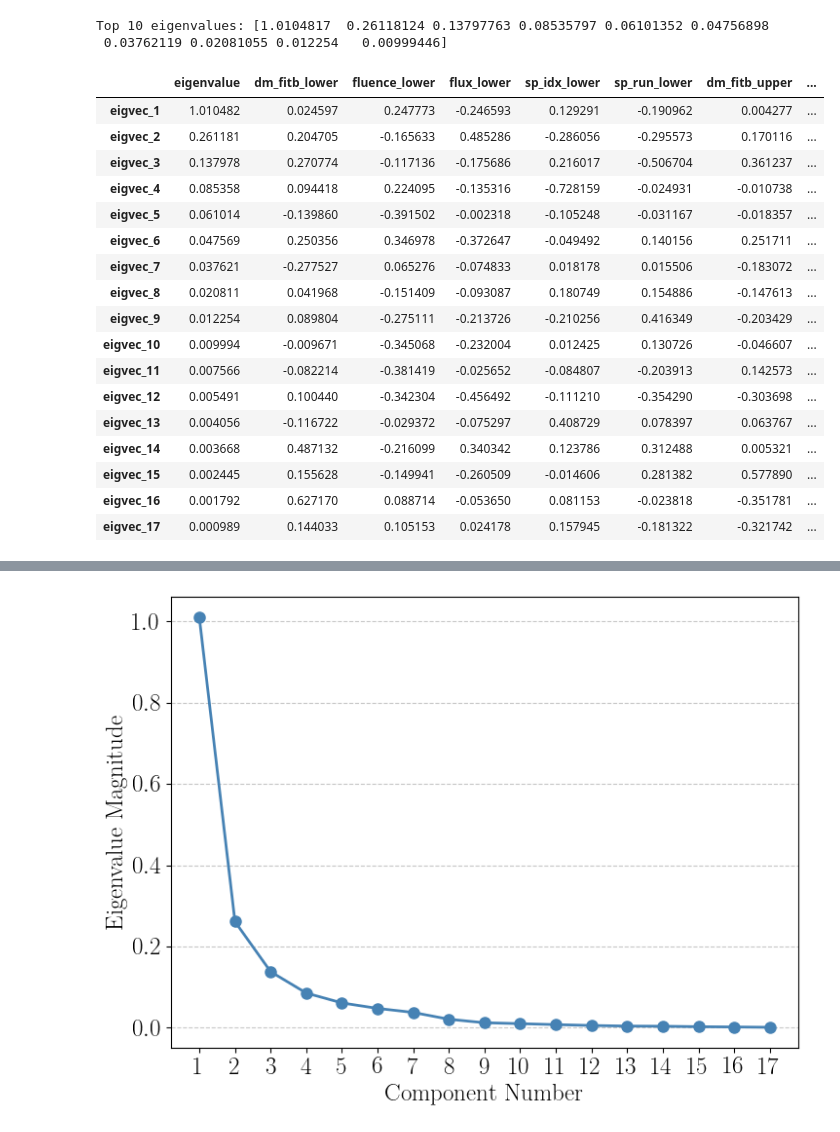
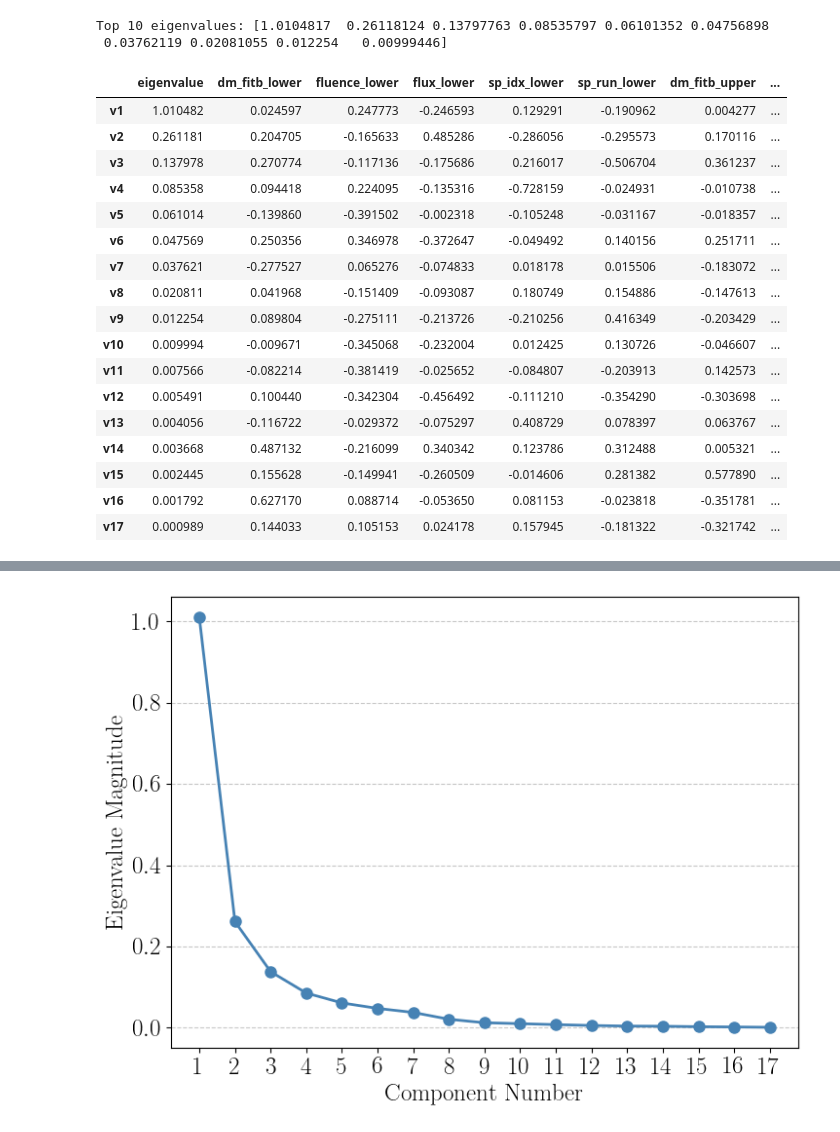
Before and after one commit to rtenacity/frb-analysis, a Jupyter notebook: chime_data/analysis.ipynb, the cells around one changed output, grey strips where cells are left out. Cells and saved outputs as stored; diff of their text form; code cells hidden in the pictures.

```diff
--- a/chime_data/analysis.ipynb
+++ b/chime_data/analysis.ipynb
@@ -1582,29 +1582,29 @@ Top 10 eigenvalues: [1.0104817  0.26118124 0.13797763 0.08535797 0.06101352 0.04
  0.03762119 0.02081055 0.012254   0.00999446]
 # %%
 eigvecs_df = pd.DataFrame(eigenvecs, index=new_features,
-                          columns=[f"eigvec_{i+1}" for i in range(eigenvecs.shape[1])]).T
+                          columns=[f"v{i+1}" for i in range(eigenvecs.shape[1])]).T
 
 eigen_df = eigvecs_df.copy()
 eigen_df["eigenvalue"] = eigenvals
 #make eigenvals the first column
 eigen_df = eigen_df[["eigenvalue"] + [col for col in eigen_df.columns if col != "eigenvalue"]]
 eigen_df
 # %% [output]
 |  | eigenvalue | dm_fitb_lower | fluence_lower | flux_lower | sp_idx_lower | sp_run_lower | dm_fitb_upper | ... |
-| eigvec_1 | 1.010482 | 0.024597 | 0.247773 | -0.246593 | 0.129291 | -0.190962 | 0.004277 | ... |
-| eigvec_2 | 0.261181 | 0.204705 | -0.165633 | 0.485286 | -0.286056 | -0.295573 | 0.170116 | ... |
-| eigvec_3 | 0.137978 | 0.270774 | -0.117136 | -0.175686 | 0.216017 | -0.506704 | 0.361237 | ... |
-| eigvec_4 | 0.085358 | 0.094418 | 0.224095 | -0.135316 | -0.728159 | -0.024931 | -0.010738 | ... |
-| eigvec_5 | 0.061014 | -0.139860 | -0.391502 | -0.002318 | -0.105248 | -0.031167 | -0.018357 | ... |
-| eigvec_6 | 0.047569 | 0.250356 | 0.346978 | -0.372647 | -0.049492 | 0.140156 | 0.251711 | ... |
-| eigvec_7 | 0.037621 | -0.277527 | 0.065276 | -0.074833 | 0.018178 | 0.015506 | -0.183072 | ... |
-| eigvec_8 | 0.020811 | 0.041968 | -0.151409 | -0.093087 | 0.180749 | 0.154886 | -0.147613 | ... |
-| eigvec_9 | 0.012254 | 0.089804 | -0.275111 | -0.213726 | -0.210256 | 0.416349 | -0.203429 | ... |
-| eigvec_10 | 0.009994 | -0.009671 | -0.345068 | -0.232004 | 0.012425 | 0.130726 | -0.046607 | ... |
-| eigvec_11 | 0.007566 | -0.082214 | -0.381419 | -0.025652 | -0.084807 | -0.203913 | 0.142573 | ... |
-| eigvec_12 | 0.005491 | 0.100440 | -0.342304 | -0.456492 | -0.111210 | -0.354290 | -0.303698 | ... |
-| eigvec_13 | 0.004056 | -0.116722 | -0.029372 | -0.075297 | 0.408729 | 0.078397 | 0.063767 | ... |
-| eigvec_14 | 0.003668 | 0.487132 | -0.216099 | 0.340342 | 0.123786 | 0.312488 | 0.005321 | ... |
-| eigvec_15 | 0.002445 | 0.155628 | -0.149941 | -0.260509 | -0.014606 | 0.281382 | 0.577890 | ... |
-| eigvec_16 | 0.001792 | 0.627170 | 0.088714 | -0.053650 | 0.081153 | -0.023818 | -0.351781 | ... |
-| eigvec_17 | 0.000989 | 0.144033 | 0.105153 | 0.024178 | 0.157945 | -0.181322 | -0.321742 | ... |
+| v1 | 1.010482 | 0.024597 | 0.247773 | -0.246593 | 0.129291 | -0.190962 | 0.004277 | ... |
+| v2 | 0.261181 | 0.204705 | -0.165633 | 0.485286 | -0.286056 | -0.295573 | 0.170116 | ... |
+| v3 | 0.137978 | 0.270774 | -0.117136 | -0.175686 | 0.216017 | -0.506704 | 0.361237 | ... |
+| v4 | 0.085358 | 0.094418 | 0.224095 | -0.135316 | -0.728159 | -0.024931 | -0.010738 | ... |
+| v5 | 0.061014 | -0.139860 | -0.391502 | -0.002318 | -0.105248 | -0.031167 | -0.018357 | ... |
+| v6 | 0.047569 | 0.250356 | 0.346978 | -0.372647 | -0.049492 | 0.140156 | 0.251711 | ... |
+| v7 | 0.037621 | -0.277527 | 0.065276 | -0.074833 | 0.018178 | 0.015506 | -0.183072 | ... |
+| v8 | 0.020811 | 0.041968 | -0.151409 | -0.093087 | 0.180749 | 0.154886 | -0.147613 | ... |
+| v9 | 0.012254 | 0.089804 | -0.275111 | -0.213726 | -0.210256 | 0.416349 | -0.203429 | ... |
+| v10 | 0.009994 | -0.009671 | -0.345068 | -0.232004 | 0.012425 | 0.130726 | -0.046607 | ... |
+| v11 | 0.007566 | -0.082214 | -0.381419 | -0.025652 | -0.084807 | -0.203913 | 0.142573 | ... |
+| v12 | 0.005491 | 0.100440 | -0.342304 | -0.456492 | -0.111210 | -0.354290 | -0.303698 | ... |
+| v13 | 0.004056 | -0.116722 | -0.029372 | -0.075297 | 0.408729 | 0.078397 | 0.063767 | ... |
+| v14 | 0.003668 | 0.487132 | -0.216099 | 0.340342 | 0.123786 | 0.312488 | 0.005321 | ... |
+| v15 | 0.002445 | 0.155628 | -0.149941 | -0.260509 | -0.014606 | 0.281382 | 0.577890 | ... |
+| v16 | 0.001792 | 0.627170 | 0.088714 | -0.053650 | 0.081153 | -0.023818 | -0.351781 | ... |
+| v17 | 0.000989 | 0.144033 | 0.105153 | 0.024178 | 0.157945 | -0.181322 | -0.321742 | ... |
```
Also changed, not shown: parts of 2 cells of this notebook, 10 other files.
